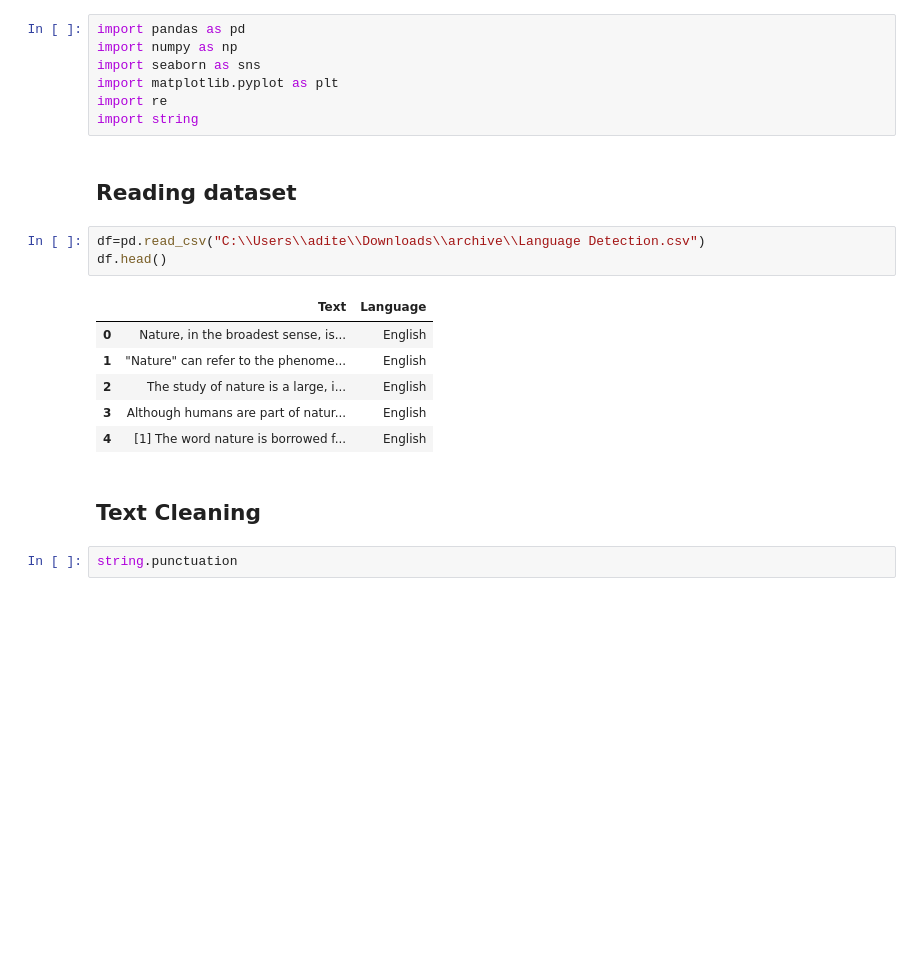
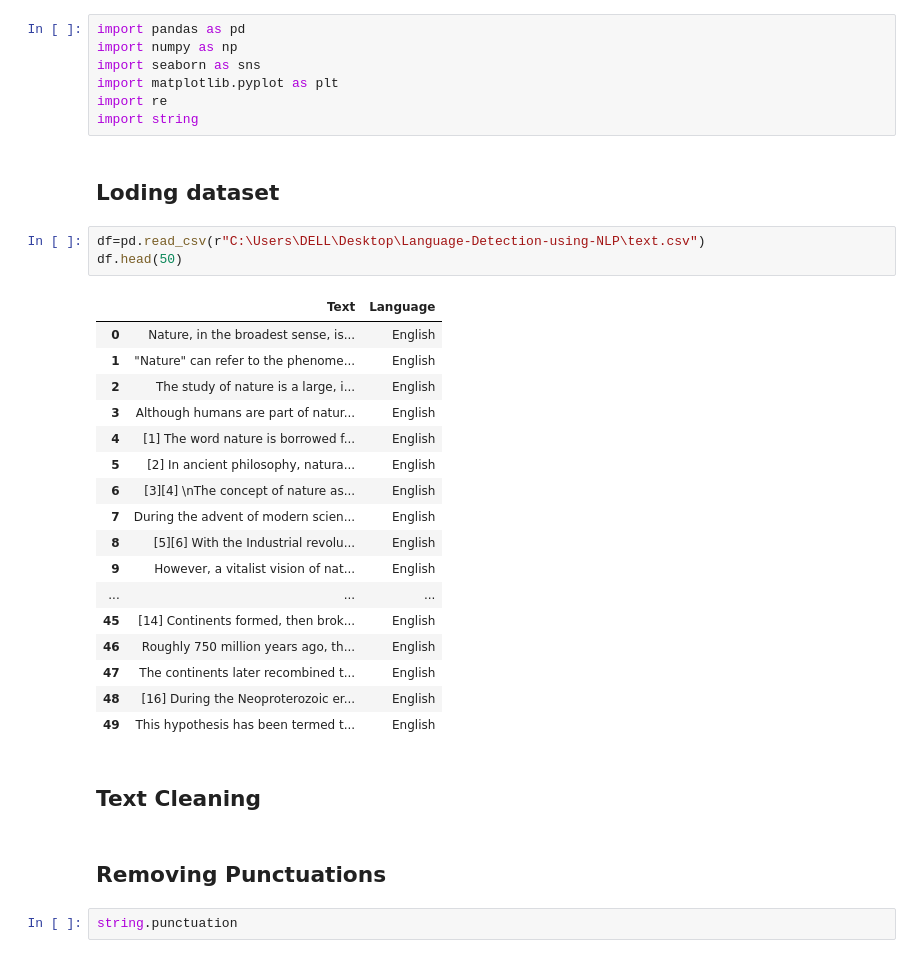
Before and after one commit to chetana-vasave3/Language-Detection-model-using-NLP, a Jupyter notebook: Language_detection_Using_NLP.ipynb, the cells around one changed output. Cells and saved outputs as stored; diff of their text form; blank space fills up the shorter version.

```diff
--- a/Language_detection_Using_NLP.ipynb
+++ b/Language_detection_Using_NLP.ipynb
@@ -10,19 +10,32 @@ import matplotlib.pyplot as plt
 import re
 import string
 # %% [markdown]
-## Reading dataset
+## Loding dataset
 # %%
-df=pd.read_csv("C:\\Users\\adite\\Downloads\\archive\\Language Detection.csv")
-df.head()
+df=pd.read_csv(r"C:\Users\DELL\Desktop\Language-Detection-using-NLP\text.csv")
+df.head(50)
 # %% [output]
 |  | Text | Language |
 | 0 | Nature, in the broadest sense, is... | English |
 | 1 | "Nature" can refer to the phenome... | English |
 | 2 | The study of nature is a large, i... | English |
 | 3 | Although humans are part of natur... | English |
 | 4 | [1] The word nature is borrowed f... | English |
+| 5 | [2] In ancient philosophy, natura... | English |
+| 6 | [3][4] \nThe concept of nature as... | English |
+| 7 | During the advent of modern scien... | English |
+| 8 | [5][6] With the Industrial revolu... | English |
+| 9 | However, a vitalist vision of nat... | English |
+| ... | ... | ... |
+| 45 | [14] Continents formed, then brok... | English |
+| 46 | Roughly 750 million years ago, th... | English |
+| 47 | The continents later recombined t... | English |
+| 48 | [16] During the Neoproterozoic er... | English |
+| 49 | This hypothesis has been termed t... | English |
 # %% [markdown]
 ## Text Cleaning
+# %% [markdown]
+## Removing Punctuations
 # %%
 string.punctuation
 # %% [output]
```
Also changed, not shown: parts of 12 cells of this notebook, 6 other files.
